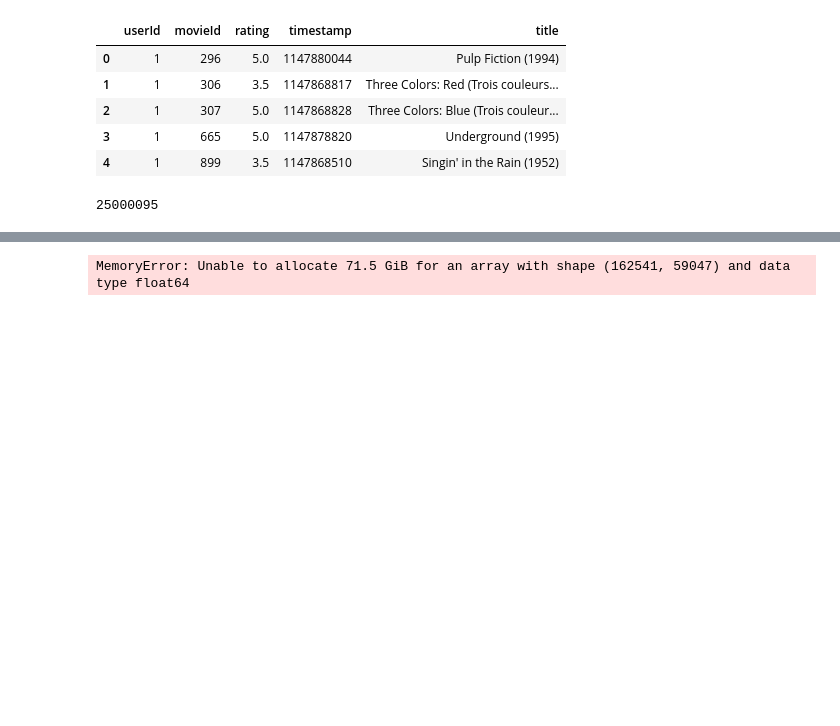
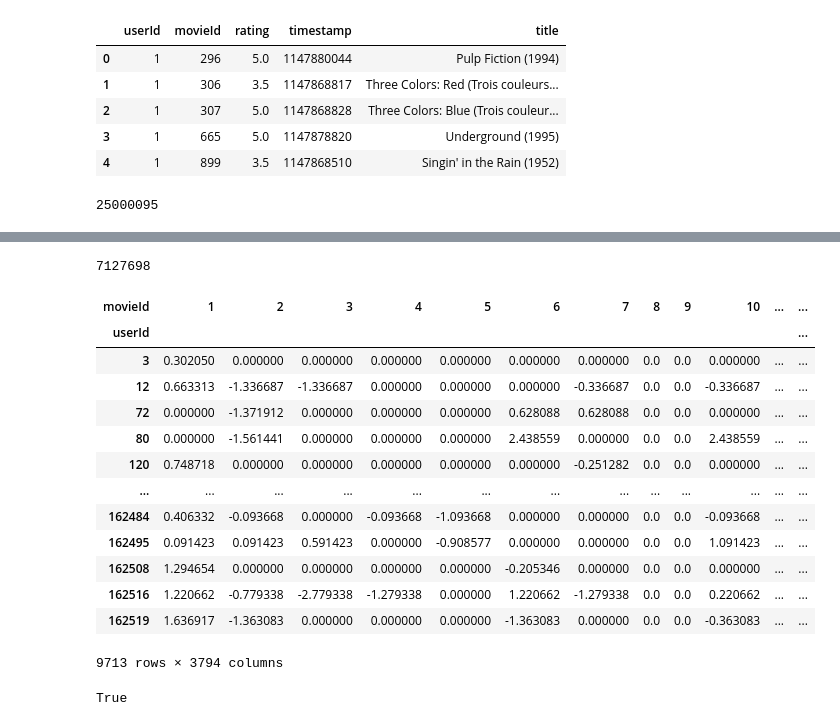
Before and after one commit to cellularegg/uas-soe-python-ss-2025, a Jupyter notebook: models/userbasecollfiltering.ipynb, the cells around one changed output, grey strips where cells are left out. Drawn from its saved outputs; the diff is of its cells as text; code cells hidden in the pictures; blank space fills up the shorter version.

Commit message:
update on user based coll filtering

```diff
--- a/models/userbasecollfiltering.ipynb
+++ b/models/userbasecollfiltering.ipynb
@@ -49,7 +19,7 @@ import pandas as pd
 import os
 
 # Base path to your local data
-base_path = r'C:\Users\Sara\Documents\DS Masters\Semester 2\Solution Engineering\Python\movies-database\ml-25m'
+base_path = r'C:\Users\Sara\Documents\python proj'
 
 # Load base datasets
 movies = pd.read_csv(os.path.join(base_path, 'movies.csv'))
@@ -246,15 +171,14 @@ len(ratings_merged)
 # %%
-# Create user-item matrix
-user_item_matrix = ratings.pivot_table(index='userId', columns='movieId', values='rating')
+# Keep users with at least 500 ratings
+user_counts = ratings_merged['userId'].value_counts()
+active_users = user_counts[user_counts >= 500].index
 
-# Center ratings by subtracting user mean (optional but improves similarity quality)
-user_item_centered = user_item_matrix.sub(user_item_matrix.mean(axis=1), axis=0)
+# Keep movies with at least 1000 ratings
+movie_counts = ratings_merged['movieId'].value_counts()
+popular_movies = movie_counts[movie_counts >= 1000].index
 
-# Fill NaNs with 0 to compute cosine similarity
-user_item_filled = user_item_centered.fillna(0)
-
-# Compute user-user cosine similarity matrix
-user_sim_matrix = cosine_similarity(user_item_filled)
-user_sim_df = pd.DataFrame(user_sim_matrix, index=user_item_filled.index, columns=user_item_filled.index)
+# Filter the DataFrame
+filtered = ratings_merged[
+    ratings_merged['userId'].isin(active_users) &
+    ratings_merged['movieId'].isin(popular_movies)
+]
-# %% [output]
-MemoryError: Unable to allocate 71.5 GiB for an array with shape (162541, 59047) and data type float64
@@ -310,0 +185,51 @@ for movie_id, title, score in top_recs:
+# %%
+len(filtered)
+# %% [output]
+7127698
+# %%
+# Assuming 'filtered' is your cleaned dataset with userId, movieId, rating, and title
+user_item_matrix = filtered.pivot_table(index='userId', columns='movieId', values='rating')
+
+# Mean-center and fill NaNs with 0 (for cosine similarity)
+user_item_centered = user_item_matrix.sub(user_item_matrix.mean(axis=1), axis=0).fillna(0)
+
+# Save for later use in prediction
+user_ids = user_item_centered.index.tolist()
+movie_ids = user_item_centered.columns.tolist()
+# %%
+user_item_centered
+# %% [output]
+| movieId | 1 | 2 | 3 | 4 | 5 | 6 | 7 | 8 | 9 | 10 | ... | ... |
+| userId |  |  |  |  |  |  |  |  |  |  |  | ... |
+| 3 | 0.302050 | 0.000000 | 0.000000 | 0.000000 | 0.000000 | 0.000000 | 0.000000 | 0.0 | 0.0 | 0.000000 | ... | ... |
+| 12 | 0.663313 | -1.336687 | -1.336687 | 0.000000 | 0.000000 | 0.000000 | -0.336687 | 0.0 | 0.0 | -0.336687 | ... | ... |
+| 72 | 0.000000 | -1.371912 | 0.000000 | 0.000000 | 0.000000 | 0.628088 | 0.628088 | 0.0 | 0.0 | 0.000000 | ... | ... |
+| 80 | 0.000000 | -1.561441 | 0.000000 | 0.000000 | 0.000000 | 2.438559 | 0.000000 | 0.0 | 0.0 | 2.438559 | ... | ... |
+| 120 | 0.748718 | 0.000000 | 0.000000 | 0.000000 | 0.000000 | 0.000000 | -0.251282 | 0.0 | 0.0 | 0.000000 | ... | ... |
+| ... | ... | ... | ... | ... | ... | ... | ... | ... | ... | ... | ... | ... |
+| 162484 | 0.406332 | -0.093668 | 0.000000 | -0.093668 | -1.093668 | 0.000000 | 0.000000 | 0.0 | 0.0 | -0.093668 | ... | ... |
+| 162495 | 0.091423 | 0.091423 | 0.591423 | 0.000000 | -0.908577 | 0.000000 | 0.000000 | 0.0 | 0.0 | 1.091423 | ... | ... |
+| 162508 | 1.294654 | 0.000000 | 0.000000 | 0.000000 | 0.000000 | -0.205346 | 0.000000 | 0.0 | 0.0 | 0.000000 | ... | ... |
+| 162516 | 1.220662 | -0.779338 | -2.779338 | -1.279338 | 0.000000 | 1.220662 | -1.279338 | 0.0 | 0.0 | 0.220662 | ... | ... |
+| 162519 | 1.636917 | -1.363083 | 0.000000 | 0.000000 | 0.000000 | -1.363083 | 0.000000 | 0.0 | 0.0 | -0.363083 | ... | ... |
+9713 rows × 3794 columns
+# %%
+from annoy import AnnoyIndex
+
+# Number of movies (features per user)
+f = len(movie_ids)
+annoy_index = AnnoyIndex(f, metric='angular')  # angular ≈ cosine
+
+user_id_map = {}               # userId -> index in annoy
+reverse_user_id_map = {}       # index in annoy -> userId
+
+for i, user_id in enumerate(user_ids):
+    vector = user_item_centered.loc[user_id].values
+    annoy_index.add_item(i, vector)
+    user_id_map[user_id] = i
+    reverse_user_id_map[i] = user_id
+
+# Build with 10 trees (balance speed/accuracy)
+annoy_index.build(n_trees=10)
+# %% [output]
+True
```
Also changed, not shown: parts of 16 cells of this notebook.
